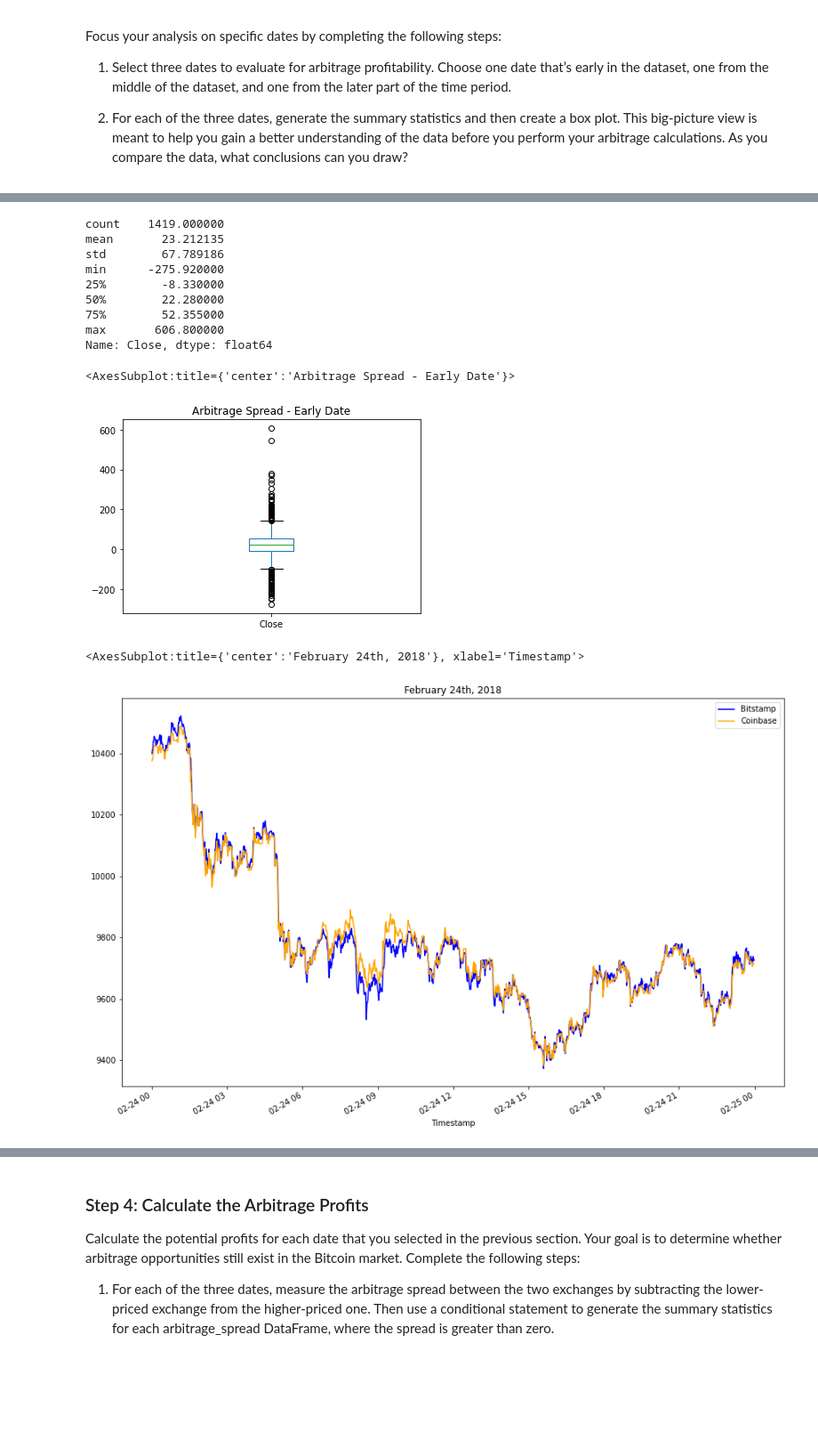
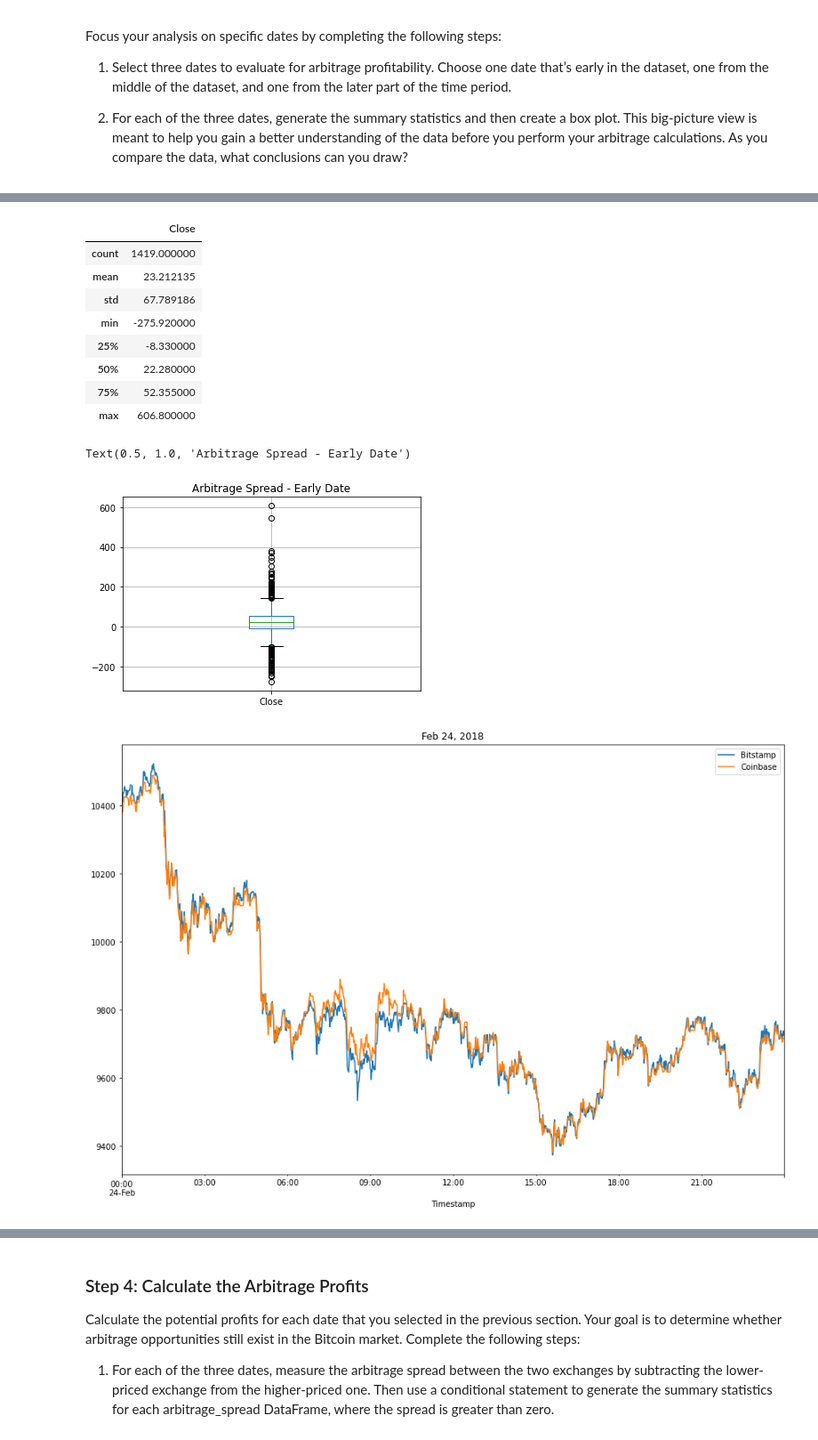
Before and after one commit to mingluuu/Bitcoin-Arbitrage, a Jupyter notebook: crypto_arbitrage.ipynb, the cells around one changed output, grey strips where cells are left out. Shown: that part at 89% size. Drawn from its saved outputs; the diff is of its cells as text; code cells hidden in the pictures; blank space fills up the shorter version.

```diff
--- a/crypto_arbitrage.ipynb
+++ b/crypto_arbitrage.ipynb
@@ -324,33 +312,37 @@ Focus your analysis on specific dates by completing the following steps:
 # %%
 # Using the early date that you have selected, calculate the arbitrage spread
 # by subtracting the bitstamp lower closing prices from the coinbase higher closing prices
-arbitrage_spread_early = # YOUR CODE HERE
+arbitrage_spread_early = coinbase_sliced_0116 - bitstamp_sliced_0116
 
 # Generate summary statistics for the early DataFrame
-# YOUR CODE HERE
+arbitrage_spread_early.describe()
 # %% [output]
-count    1419.000000
-mean       23.212135
-std        67.789186
-min      -275.920000
-25%        -8.330000
-50%        22.280000
-75%        52.355000
-max       606.800000
-Name: Close, dtype: float64
+|  | Close |
+| count | 1419.000000 |
+| mean | 23.212135 |
+| std | 67.789186 |
+| min | -275.920000 |
+| 25% | -8.330000 |
+| 50% | 22.280000 |
+| 75% | 52.355000 |
+| max | 606.800000 |
 # %%
 # Visualize the arbitrage spread from early in the dataset in a box plot
-# YOUR CODE HERE
+ax4 = arbitrage_spread_early.boxplot()
+ax4.set_title('Arbitrage Spread - Early Date')
 # %% [output]
-<AxesSubplot:title={'center':'Arbitrage Spread - Early Date'}>
+Text(0.5, 1.0, 'Arbitrage Spread - Early Date')
-[figure, old version]
+[figure, new version]
 # %%
 # Create an overlay plot that visualizes the two dataframes over a period of one day from the middle of the dataset.
 # Be sure that the plots include the parameters `legend`, `figsize`, `title`, `color` and `label`
-# YOUR CODE HERE
+bitstamp_sliced_0224 = bitstamp_sliced.loc['2018-2-24':'2018-2-24']
+coinbase_sliced_0224 = coinbase_sliced.loc['2018-2-24':'2018-2-24']
+ax5 = bitstamp_sliced_0224.plot()
+ax5 = coinbase_sliced_0224.plot(ax=ax5, title='Feb 24, 2018', figsize=(15, 10))
+ax5 = ax5.legend(["Bitstamp", "Coinbase"])
 # %% [output]
-<AxesSubplot:title={'center':'February 24th, 2018'}, xlabel='Timestamp'>
-[figure, old version]
+[figure, new version]
 # %%
 # Using the date in the middle that you have selected, calculate the arbitrage spread
 # by subtracting the bitstamp lower closing prices from the coinbase higher closing prices
```
Also changed, not shown: parts of 40 cells of this notebook.
